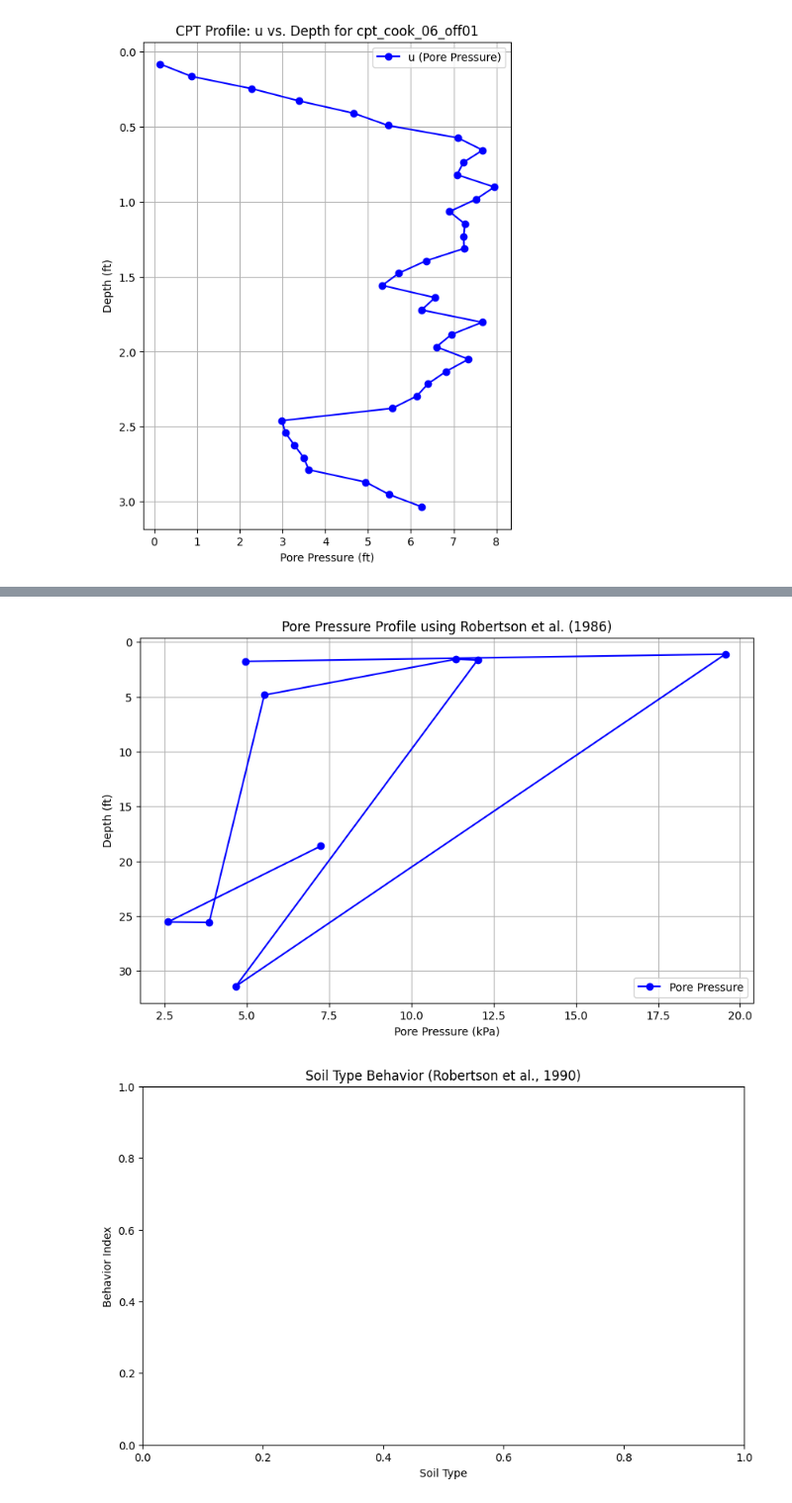
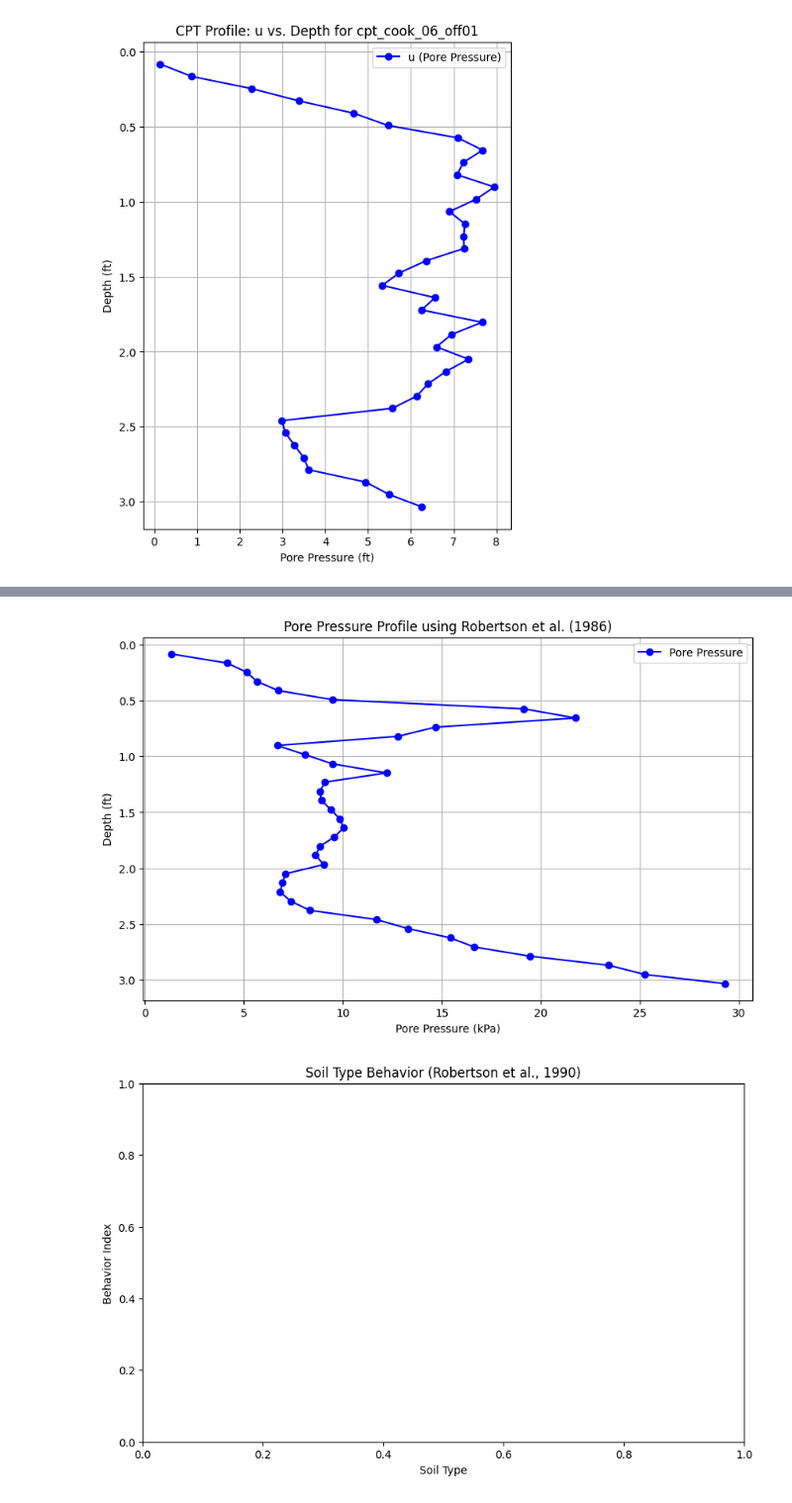
Before and after one commit to iGeology-Illinois/geol-581-module-3-principles-of-uncertainty-chapter-4-seanb7, a Jupyter notebook: Python Lab 4.ipynb, the cells around one changed output, grey strips where cells are left out. Shown at 99% size. Cells and saved outputs as stored; diff of their text form; code cells hidden in the pictures.

```diff
--- a/Python Lab 4.ipynb
+++ b/Python Lab 4.ipynb
@@ -586,34 +586,34 @@ plt.show()
 # %%
 # Graphing Pore Pressure using Robertson et al 1986
 import matplotlib.pyplot as plt
 import numpy as np
 
 # CPT data (depth in ft, cone resistance qc in MPa, sleeve friction fs in kPa)
-depth = np.array([18.61854, 25.54923, 25.59024, 4.83918, 1.55838, 1.64040, 31.41366, 1.10727, 1.76343])
-qc = np.array([72.2228536, 25.816186, 38.237754, 54.862393, 113.009432, 119.858974, 46.442872, 194.406269, 49.351619])
-fs = np.array([0.529095, 0.366378, 0.590990, 0.873316, 1.223000, 0.584333, 0.458203, 2.140615, 0.462500])
+depth = df['Depth_ft']
+qc = df['qc_tsf']
+fs = df['fs_tsf']
 
 # Robertson et al. (1986) method to estimate pore pressure
 # Assuming a simple linear relationship for demonstration purposes
 # Pore pressure u = a * qc + b * fs
 a = 0.1  # coefficient for cone resistance
 b = 0.05  # coefficient for sleeve friction
 
 # Calculate pore pressure
 pore_pressure = a * qc + b * fs
 
 # Plotting the results
 plt.figure(figsize=(10, 6))
 plt.plot(pore_pressure, depth, label='Pore Pressure', color='b', marker='o')
 plt.gca().invert_yaxis()  # Invert y-axis to have depth increasing downwards
 plt.xlabel('Pore Pressure (kPa)')
 plt.ylabel('Depth (ft)')
 plt.title('Pore Pressure Profile using Robertson et al. (1986)')
 plt.legend()
 plt.grid(True)
 plt.show()
 # %% [output]
-[figure, old version]
+[figure, new version]
 # %%
 # Soil type Behavior using Robertson et al 1990
 # Load the data
```
Also changed, not shown: parts of 3 cells of this notebook.
